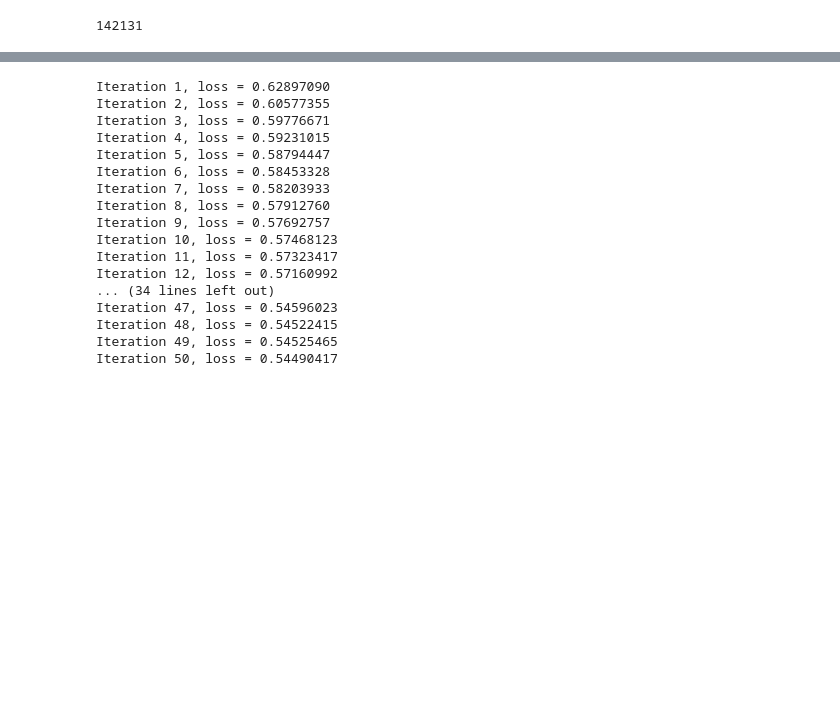
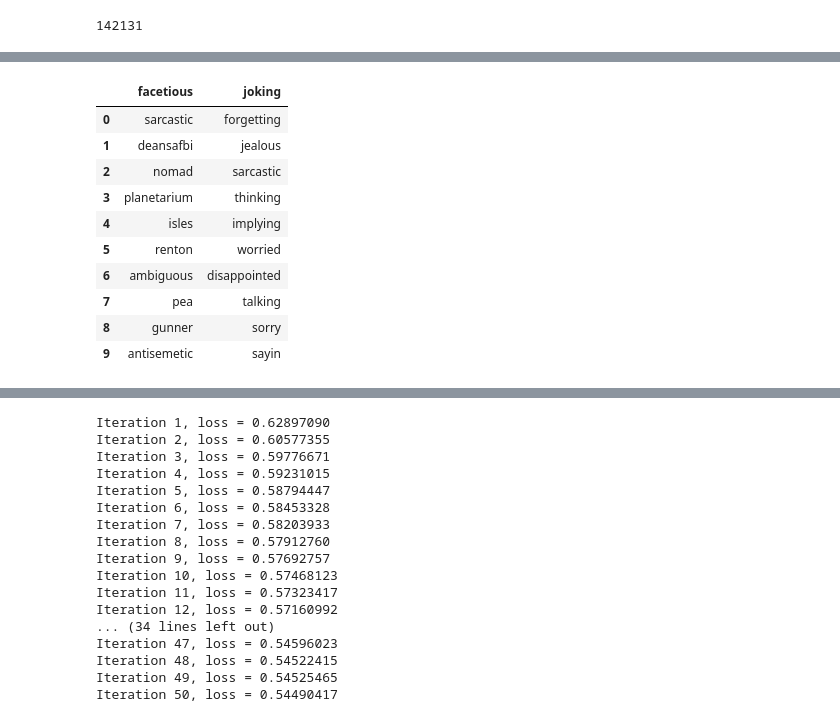
Before and after one commit to Sveto-G/Reddit-Sarcasm, a Jupyter notebook: Notebooks/word2vec.ipynb, the cells around one changed output, grey strips where cells are left out. Cells and saved outputs as stored; diff of their text form; code cells hidden in the pictures; blank space fills up the shorter version.

```diff
--- a/Notebooks/word2vec.ipynb
+++ b/Notebooks/word2vec.ipynb
@@ -328,0 +342,22 @@ pd.DataFrame(
+# %%
+facetious = model.most_similar(positive=['facetious'])
+joking = model.most_similar(positive=['joking'])
+
+pd.DataFrame(
+        data={
+            "facetious": [word for word, sim in facetious],
+            "joking": [word for word, sim in joking]
+        }
+)
+# %% [output]
+|  | facetious | joking |
+| 0 | sarcastic | forgetting |
+| 1 | deansafbi | jealous |
+| 2 | nomad | sarcastic |
+| 3 | planetarium | thinking |
+| 4 | isles | implying |
+| 5 | renton | worried |
+| 6 | ambiguous | disappointed |
+| 7 | pea | talking |
+| 8 | gunner | sorry |
+| 9 | antisemetic | sayin |
```
Also changed, not shown: parts of 18 cells of this notebook, 1 other file.
